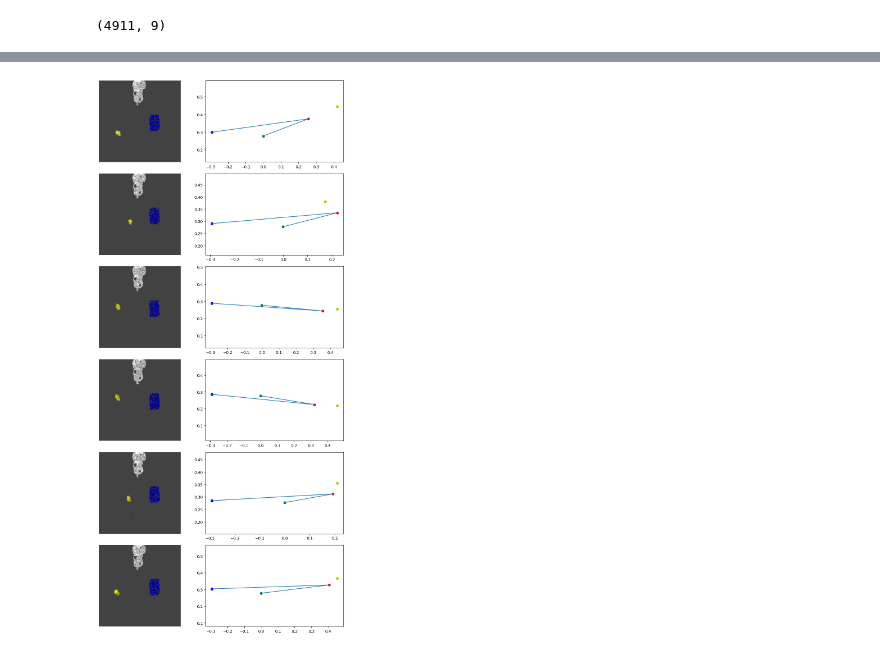
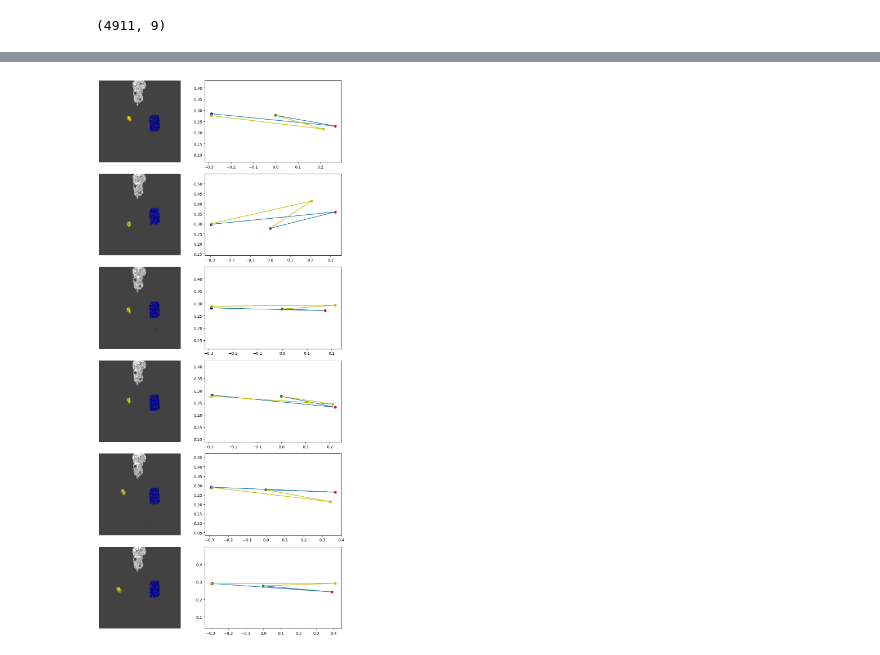
Before and after one commit to Tupryk/SimpleIL, a Jupyter notebook: latent2waypoints.ipynb, the cells around one changed output, grey strips where cells are left out. Saved outputs shown, nothing was run; the diff lists cells and outputs as text; code cells hidden in the pictures.

Commit message:
latent to waypoints notebook updated

```diff
--- a/latent2waypoints.ipynb
+++ b/latent2waypoints.ipynb
@@ -84,36 +86,22 @@ Avg. dev. from desired point (m):  6.828775140020196e-17
-# %%
-example_count = 6
-rand_indices = np.random.choice(list(range(len(X_test))), size=example_count)
-
-fig, axes = plt.subplots(example_count, 2, figsize=(10, 20))
-for i in range(example_count):
-    latent = X_test[rand_indices[i]]
-    image = image_encoder.decode(torch.Tensor([latent]).to(device))
-    image = image.detach().cpu().numpy()
-    image = np.maximum(image, 0)
-    image = np.minimum(image, 1)
-    image = np.transpose(image, (0, 2, 3, 1))
-    axes[i, 0].imshow(image[0])
-
-    ways = ridge_model.predict([latent])
-    ways = ways[0].reshape(-1, 3)
-    start_way = np.array([-8.28538e-04, 2.77307e-01, 1.26312e+00])
-
-    axes[i, 1].scatter([start_way[0]], [start_way[1]], c="g")
-    axes[i, 1].scatter(ways[1:3][:, 0], ways[1:3][:, 1], c="b")
-    axes[i, 1].scatter(ways[:, 0][0], ways[:, 1][0], c="r")
-
-    axes[i, 1].scatter(y_test[rand_indices[i]][0], y_test[rand_indices[i]][1], c="y")
-
-    ways = np.insert(ways, 0, start_way, axis=0)
-    axes[i, 1].plot(ways[:, 0], ways[:, 1])
-
-    axes[i, 0].axis('off')
-    axes[i, 1].axis('equal')
-plt.tight_layout()
-plt.show()
-# %% [output]
-[figure, removed]
+# %%
+example_count = 6
+rand_indices = np.random.choice(list(range(len(X_test))), size=example_count)
+
+latent = X_test[rand_indices]
+imgs = image_encoder.decode(torch.Tensor(latent).to(device))
+imgs = imgs.detach().cpu().numpy()
+imgs = np.maximum(imgs, 0)
+imgs = np.minimum(imgs, 1)
+imgs = np.transpose(imgs, (0, 2, 3, 1))
+
+target_waypoints = y_test[rand_indices].reshape(6, 3, 3)
+
+pred_waypoints = ridge_model.predict(latent)
+pred_waypoints = pred_waypoints.reshape(6, 3, 3)
+
+plot_waypoints_and_initial_image(pred_waypoints, target_waypoints, imgs)
+# %% [output]
+[figure, added]
 # %%
 X_train_tensor = torch.tensor(X_train, dtype=torch.float)
 y_train_tensor = torch.tensor(y_train, dtype=torch.float)
```
Also changed, not shown: parts of 7 cells of this notebook.
